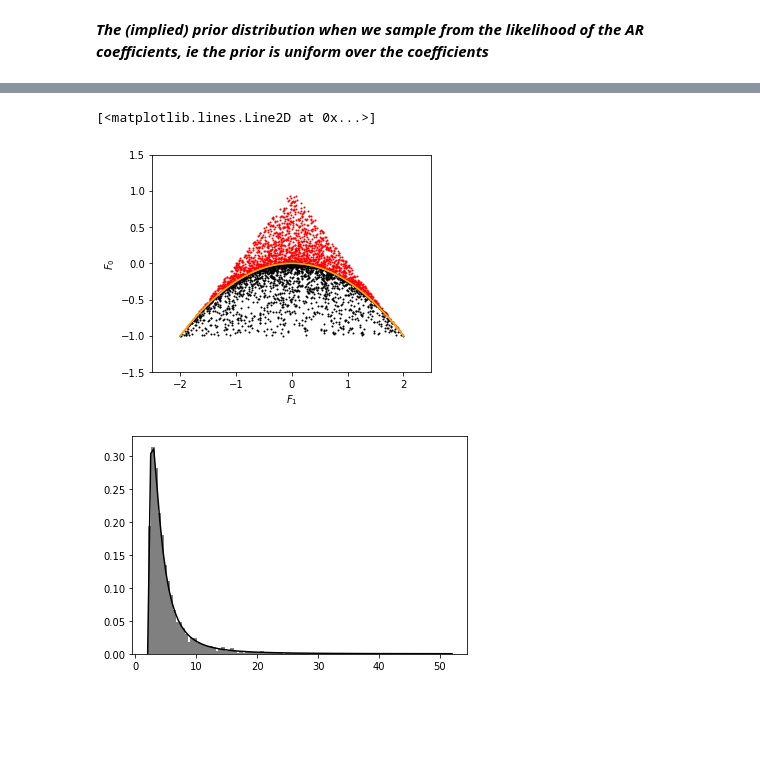
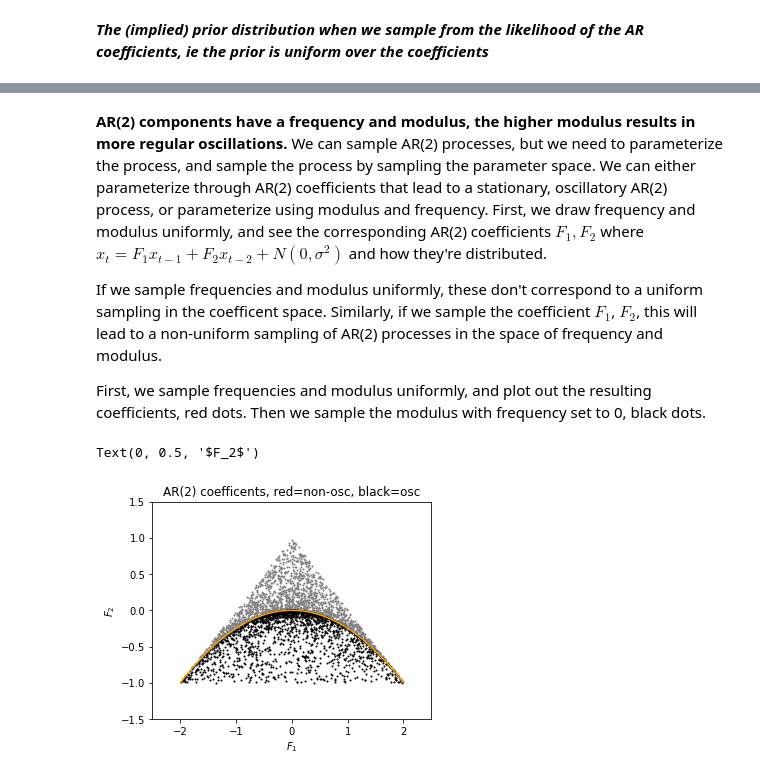
Before and after one commit to AraiKensuke/LOST, a Jupyter notebook: Notebooks/AR2_priors.ipynb, the cells around one changed output, grey strips where cells are left out. Saved outputs shown, nothing was run; the diff lists cells and outputs as text; code cells hidden in the pictures; blank space fills up the shorter version.

```diff
--- a/Notebooks/AR2_priors.ipynb
+++ b/Notebooks/AR2_priors.ipynb
@@ -41,3 +39,10 @@ AR(2) components have a frequency and modulus, the higher modulus results in mor
+# %% [markdown]
+**AR(2) components have a frequency and modulus, the higher modulus results in more regular oscillations.**  We can sample AR(2) processes, but we need to parameterize the process, and sample the process by sampling the parameter space.  We can either parameterize through AR(2) coefficients that lead to a stationary, oscillatory AR(2) process, or parameterize using modulus and frequency.  First, we draw frequency and modulus uniformly, and see the corresponding AR(2) coefficients $F_1, F_2$ where $x_t = F_1 x_{t-1} + F_2 x_{t-2} + N(0, \sigma^2)$ and how they're distributed.
+
+If we sample frequencies and modulus uniformly, these don't correspond to a uniform sampling in the coefficent space.  Similarly, if
+we sample the coefficient $F_1$, $F_2$, this will lead to a non-uniform sampling of AR(2) processes in the space of frequency and modulus.
+
+First, we sample frequencies and modulus uniformly, and plot out the resulting coefficients, red dots.  Then we sample the modulus with frequency set to 0, black dots.
 # %%
 #  eigenvalue of AR
 import LOST.ARlib as _arl
@@ -87,98 +92,35 @@ for n in range(N):
     A = _N.array([[r1, 1], [r2, 1]])
     B = _N.array([[r1*r1], [r2*r2]])
 
     F1, F2 = _N.linalg.solve(A, B)
     F      = _N.array([F1, F2])
     Fsr[n, 0] = F[0]
     Fsr[n, 1] = F[1]
 
 #    bBdd, iBdd, rts = _arl.cmplxRoots(F)
 #    if not bBdd:
 #        print "Woops"
 
 
 x = _N.linspace(-2, 2, 201)
 y = 0.25*(4 - x**2) - 1
 
 #  rts == (1./(r1*r1.conjugate())), (1./(r1*r1.conjugate()))
 fig = _plt.figure(figsize=(5, 4))
 fig.add_subplot(1, 1, 1)
-_plt.scatter(Fsr[:, 0], Fsr[:, 1], marker=".", s=4, color="red")
-_plt.plot(x, y, color="orange")
+_plt.title("AR(2) coefficents, red=non-osc, black=osc")
+_plt.scatter(Fsr[:, 0], Fsr[:, 1], marker=".", s=4, color="grey")
 _plt.grid()
 _plt.xlim(-2.5, 2.5)
 _plt.ylim(-1.5, 1.5)
 #fig.add_subplot(1, 2, 2)
 _plt.scatter(Fsi[:, 0], Fsi[:, 1], marker=".", s=4, color="black")
 _plt.plot(x, y, color="orange")
 _plt.grid()
 _plt.xlim(-2.5, 2.5)
 _plt.ylim(-1.5, 1.5)
 _plt.xlabel(r"$F_1$")
-_plt.ylabel(r"$F_0$")
-
-#  Sample oscillatory AR(2) coefficients
-
-#  First sample uniform [-2, 2] x [-2, 2]
-#  Reject if c2 < 0.25*(4-c1**2)-1 or c2 > c1+1 if c1 < 0
-#   or c2 > -c1 + 1 if c1 > 0
-
-N = 10000
-c12_cands = _N.empty((N, 2))
-c12_cands[:, 0] = 4*(_N.random.rand(N)-0.5)
-c12_cands[:, 1] = 2*(_N.random.rand(N)-0.5)
-
-c12 = []
-for n in range(N):
-    c1 = c12_cands[n, 0]
-    c2 = c12_cands[n, 1]
-
-    upper_c2 = 0.25*(4 - c1*c1)-1
-
-    bad = False
-    if c2 > upper_c2:
-        bad = True
-
-    if not bad:
-        c12.append([c1, c2])
-
-
-c12s = _N.array(c12)
-
-#  AR coefficients
-#  modulus and angle
-#  roots
-
-#  here, I want to turn AR coefficient into modulus and angle pair
-
-
-Fs=1000
-amps = _N.zeros(c12s.shape[0])
-fs   = _N.zeros(c12s.shape[0])
-
-#  lambda_u   is n/2 for data length n
-#  lambda
-for n in range(c12s.shape[0]):
-    bBdd, iBdd, mag, F_alfa_rep = _arl.ARroots(_N.array([c12s[n, 0], c12s[n, 1]]))
-    prt, rank, f, amp = ampAngRep(F_alfa_rep, 1./(Fs/2), f_order=True)
-    amps[n] = amp[0]
-    fs[n] = f[0]
-
-#
-#  my fs is between 0 and 1.  lambda is between [2, lambda_u].
-#  w = 2pi / lam, so w from 2pi/2=pi   to   2pi/ (N/2) = 4pi/N -> 0
-#  w 2pi / 2   pi  to    2pi/(N/2) = 4pi/N
-
-w = fs*_N.pi
-lam = 2*_N.pi / w
-
-fig = _plt.figure()
-lam_x = _N.linspace(2, 52, 101)
-dx    = lam_x[1] - lam_x[0]
-_plt.hist(lam, bins=lam_x, density=True, color="grey", edgecolor="grey")
-A = _N.sum((_N.sin(2*_N.pi/lam_x) / (lam_x*lam_x))*dx)
-_plt.plot(lam_x, (1/A)*_N.sin(2*_N.pi/lam_x) / (lam_x*lam_x), color="black")
+_plt.ylabel(r"$F_2$")
 # %% [output]
-[<matplotlib.lines.Line2D at 0x...>]
+Text(0, 0.5, '$F_2$')
-[figure, old version]
+[figure, new version]
-[figure, removed]
```
Also changed, not shown: parts of 2 cells of this notebook.
